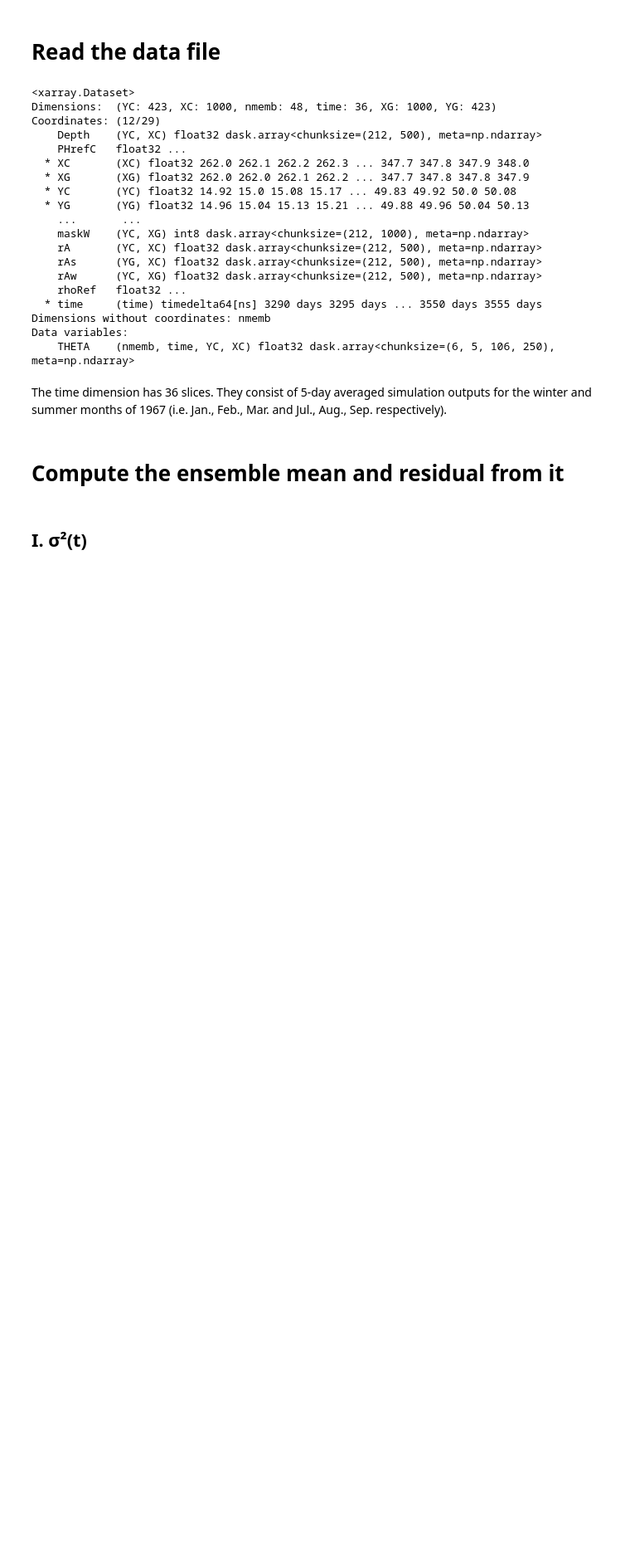
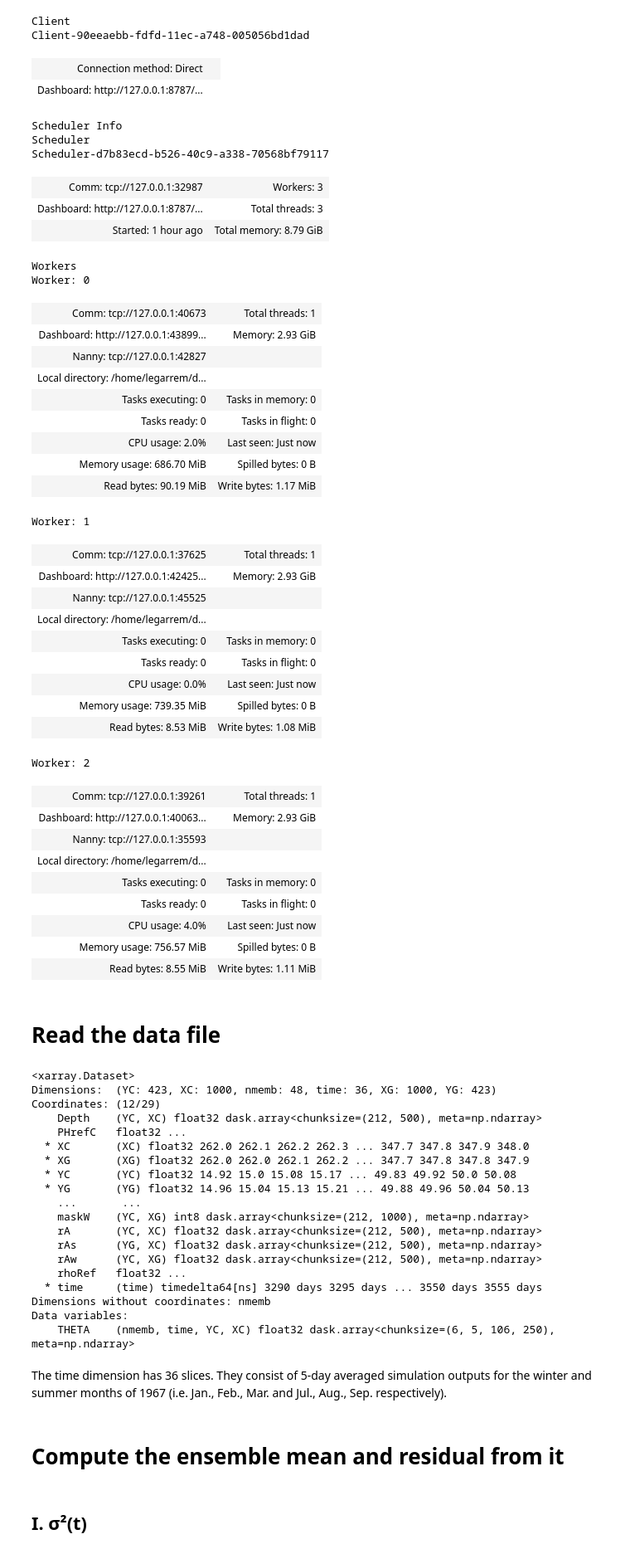
Before and after one commit to Legarrem/GARREC-stage, a Jupyter notebook: notebooks/Read-files.ipynb, the cells around one changed output. Shown at 83% size. Drawn from its saved outputs; the diff is of its cells as text; code cells hidden in the pictures; blank space fills up the shorter version.

```diff
--- a/notebooks/Read-files.ipynb
+++ b/notebooks/Read-files.ipynb
@@ -48,3 +1,50 @@ Worker: 2
+# %%
+from dask.distributed import Client
+
+client = Client("tcp://127.0.0.1:32987")
+client
+# %% [output]
+Client
+Client-90eeaebb-fdfd-11ec-a748-005056bd1dad
+| Connection method: Direct |  |
+| Dashboard: http://127.0.0.1:8787/... |  |
+Scheduler Info
+Scheduler
+Scheduler-d7b83ecd-b526-40c9-a338-70568bf79117
+| Comm: tcp://127.0.0.1:32987 | Workers: 3 |
+| Dashboard: http://127.0.0.1:8787/... | Total threads: 3 |
+| Started: 1 hour ago | Total memory: 8.79 GiB |
+Workers
+Worker: 0
+| Comm: tcp://127.0.0.1:40673 | Total threads: 1 |
+| Dashboard: http://127.0.0.1:43899... | Memory: 2.93 GiB |
+| Nanny: tcp://127.0.0.1:42827 |  |
+| Local directory: /home/legarrem/d... |  |
+| Tasks executing: 0 | Tasks in memory: 0 |
+| Tasks ready: 0 | Tasks in flight: 0 |
+| CPU usage: 2.0% | Last seen: Just now |
+| Memory usage: 686.70 MiB | Spilled bytes: 0 B |
+| Read bytes: 90.19 MiB | Write bytes: 1.17 MiB |
+Worker: 1
+| Comm: tcp://127.0.0.1:37625 | Total threads: 1 |
+| Dashboard: http://127.0.0.1:42425... | Memory: 2.93 GiB |
+| Nanny: tcp://127.0.0.1:45525 |  |
+| Local directory: /home/legarrem/d... |  |
+| Tasks executing: 0 | Tasks in memory: 0 |
+| Tasks ready: 0 | Tasks in flight: 0 |
+| CPU usage: 0.0% | Last seen: Just now |
+| Memory usage: 739.35 MiB | Spilled bytes: 0 B |
+| Read bytes: 8.53 MiB | Write bytes: 1.08 MiB |
+Worker: 2
+| Comm: tcp://127.0.0.1:39261 | Total threads: 1 |
+| Dashboard: http://127.0.0.1:40063... | Memory: 2.93 GiB |
+| Nanny: tcp://127.0.0.1:35593 |  |
+| Local directory: /home/legarrem/d... |  |
+| Tasks executing: 0 | Tasks in memory: 0 |
+| Tasks ready: 0 | Tasks in flight: 0 |
+| CPU usage: 4.0% | Last seen: Just now |
+| Memory usage: 756.57 MiB | Spilled bytes: 0 B |
+| Read bytes: 8.55 MiB | Write bytes: 1.11 MiB |
 # %%
 import xarray as xr
 import numpy as np
```
Also changed, not shown: parts of 22 cells of this notebook.
